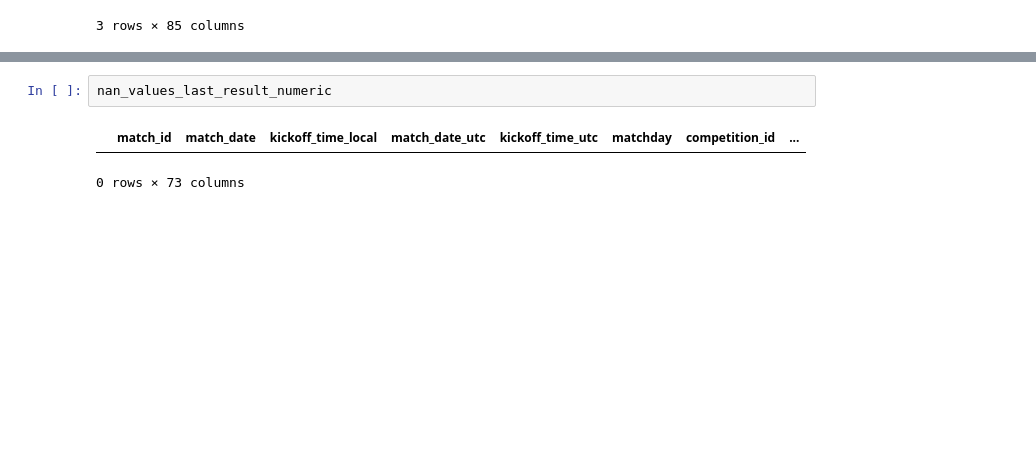
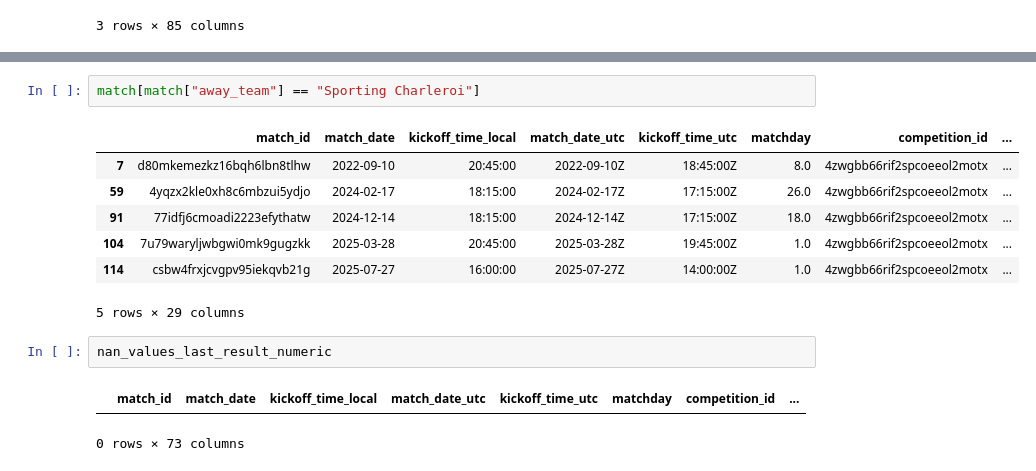
Before and after one commit to Oleksandr-Uvarov/OHL-team-16, a Jupyter notebook: current sota/model_2_clear.ipynb, the cells around one changed output, grey strips where cells are left out. Drawn from its saved outputs; the diff is of its cells as text; blank space fills up the shorter version.

```diff
--- a/current sota/model_2_clear.ipynb
+++ b/current sota/model_2_clear.ipynb
@@ -274,3 +293,13 @@ nan_values_last_home_attendance_rolling
+# %%
+match[match["away_team"] == "Sporting Charleroi"]
+# %% [output]
+|  | match_id | match_date | kickoff_time_local | match_date_utc | kickoff_time_utc | matchday | competition_id | ... |
+| 7 | d80mkemezkz16bqh6lbn8tlhw | 2022-09-10 | 20:45:00 | 2022-09-10Z | 18:45:00Z | 8.0 | 4zwgbb66rif2spcoeeol2motx | ... |
+| 59 | 4yqzx2kle0xh8c6mbzui5ydjo | 2024-02-17 | 18:15:00 | 2024-02-17Z | 17:15:00Z | 26.0 | 4zwgbb66rif2spcoeeol2motx | ... |
+| 91 | 77idfj6cmoadi2223efythatw | 2024-12-14 | 18:15:00 | 2024-12-14Z | 17:15:00Z | 18.0 | 4zwgbb66rif2spcoeeol2motx | ... |
+| 104 | 7u79waryljwbgwi0mk9gugzkk | 2025-03-28 | 20:45:00 | 2025-03-28Z | 19:45:00Z | 1.0 | 4zwgbb66rif2spcoeeol2motx | ... |
+| 114 | csbw4frxjcvgpv95iekqvb21g | 2025-07-27 | 16:00:00 | 2025-07-27Z | 14:00:00Z | 1.0 | 4zwgbb66rif2spcoeeol2motx | ... |
+5 rows × 29 columns
 # %%
 nan_values_last_result_numeric
 # %% [output]
```
Also changed, not shown: parts of 3 cells of this notebook.
